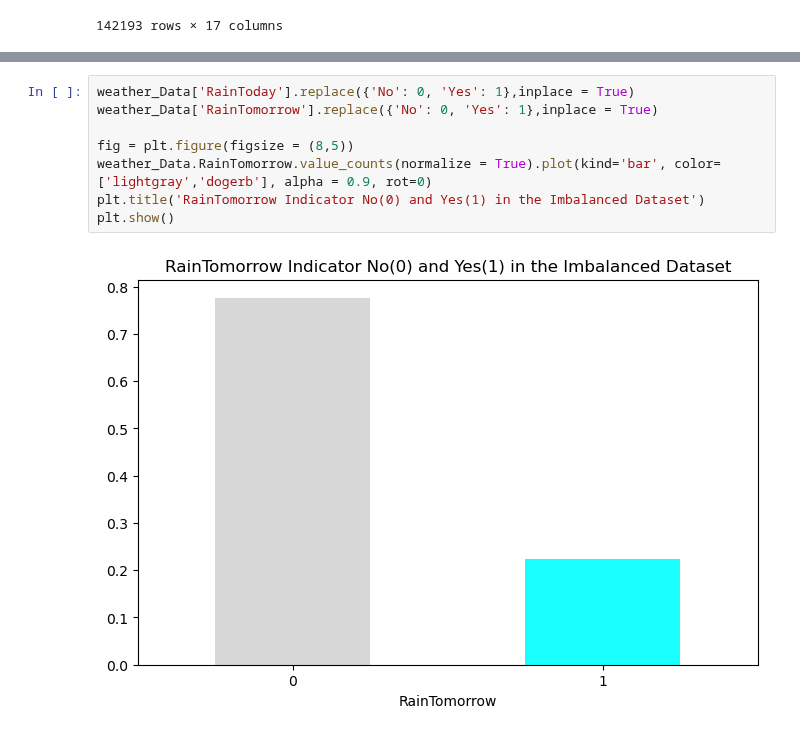
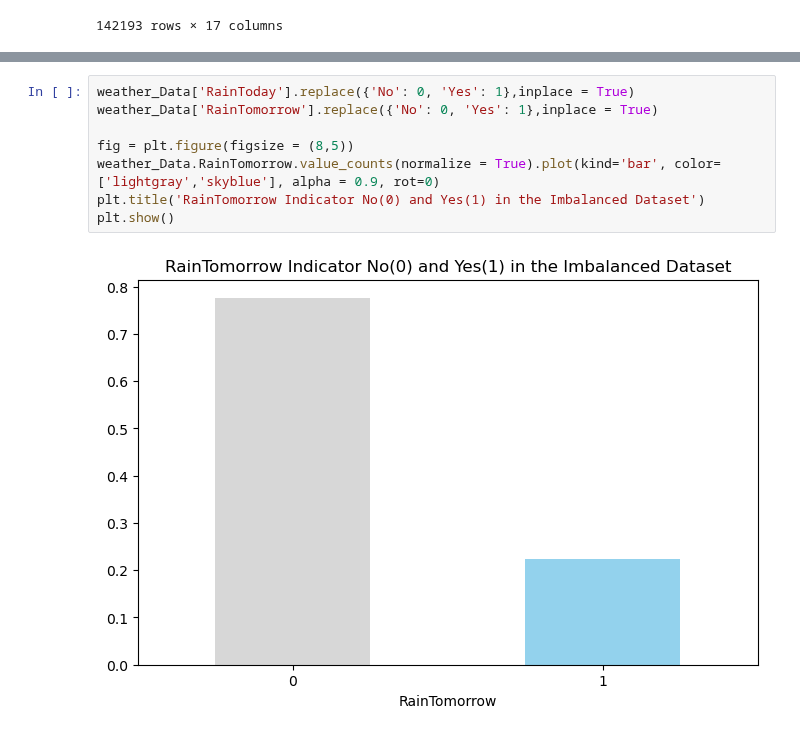
Before and after one commit to mngugi/Code_3_Camp, a Jupyter notebook: WeatherAUS_Analysis.ipynb, the cells around one changed output, grey strips where cells are left out. Cells and saved outputs as stored; diff of their text form.

```diff
--- a/WeatherAUS_Analysis.ipynb
+++ b/WeatherAUS_Analysis.ipynb
@@ -74,10 +74,10 @@ select_numericals.describe()
 # %%
 weather_Data['RainToday'].replace({'No': 0, 'Yes': 1},inplace = True)
 weather_Data['RainTomorrow'].replace({'No': 0, 'Yes': 1},inplace = True)
 
 fig = plt.figure(figsize = (8,5))
-weather_Data.RainTomorrow.value_counts(normalize = True).plot(kind='bar', color= ['lightgray','dogerb'], alpha = 0.9, rot=0)
+weather_Data.RainTomorrow.value_counts(normalize = True).plot(kind='bar', color= ['lightgray','skyblue'], alpha = 0.9, rot=0)
 plt.title('RainTomorrow Indicator No(0) and Yes(1) in the Imbalanced Dataset')
 plt.show()
 # %% [output]
-[figure, old version]
+[figure, new version]
```
